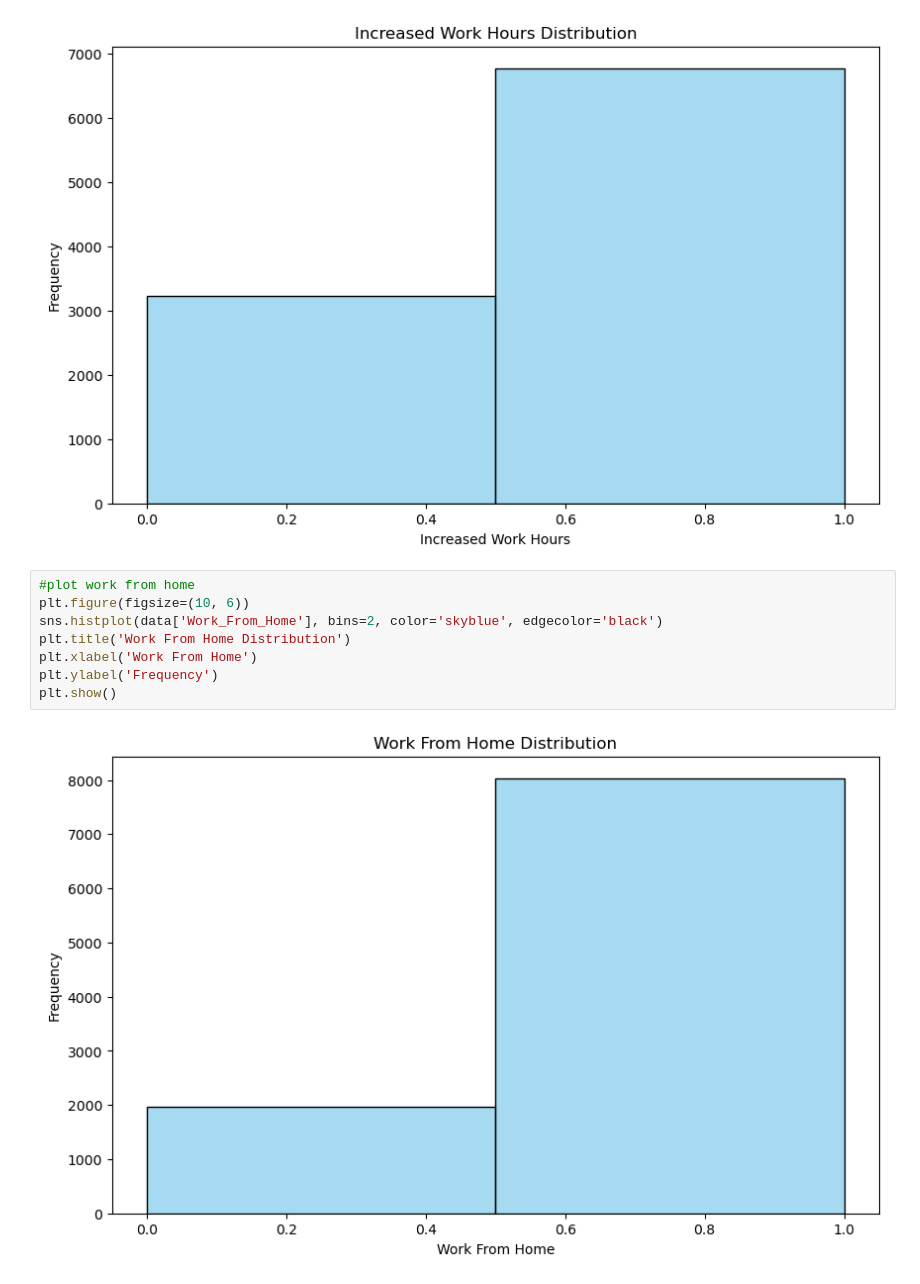
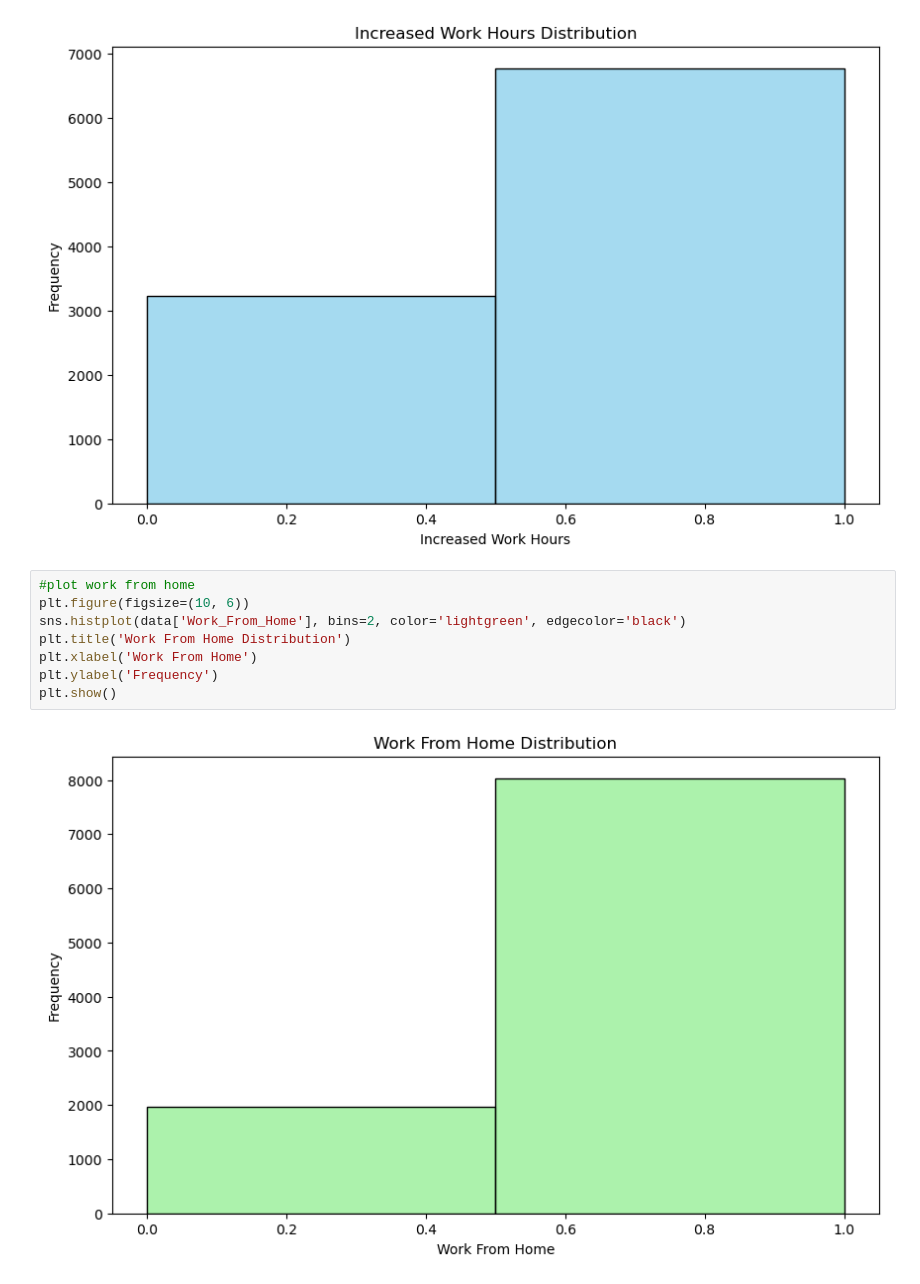
Before and after one commit to beccaa9116/Impact-of-Covid-19, a Jupyter notebook: covid_impact.ipynb, the cells around one changed output. Cells and saved outputs as stored; diff of their text form.

```diff
--- a/covid_impact.ipynb
+++ b/covid_impact.ipynb
@@ -89,10 +89,10 @@ plt.show()
 # %%
 #plot work from home
 plt.figure(figsize=(10, 6))
-sns.histplot(data['Work_From_Home'], bins=2, color='skyblue', edgecolor='black')
+sns.histplot(data['Work_From_Home'], bins=2, color='lightgreen', edgecolor='black')
 plt.title('Work From Home Distribution')
 plt.xlabel('Work From Home')
 plt.ylabel('Frequency')
 plt.show()
 # %% [output]
-[figure, old version]
+[figure, new version]
```
Also changed, not shown: parts of 2 cells of this notebook.
